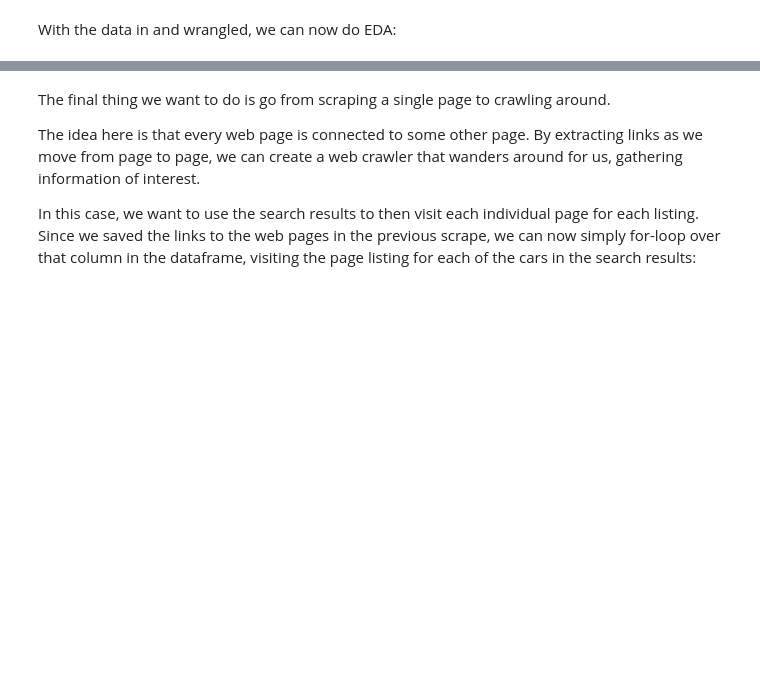
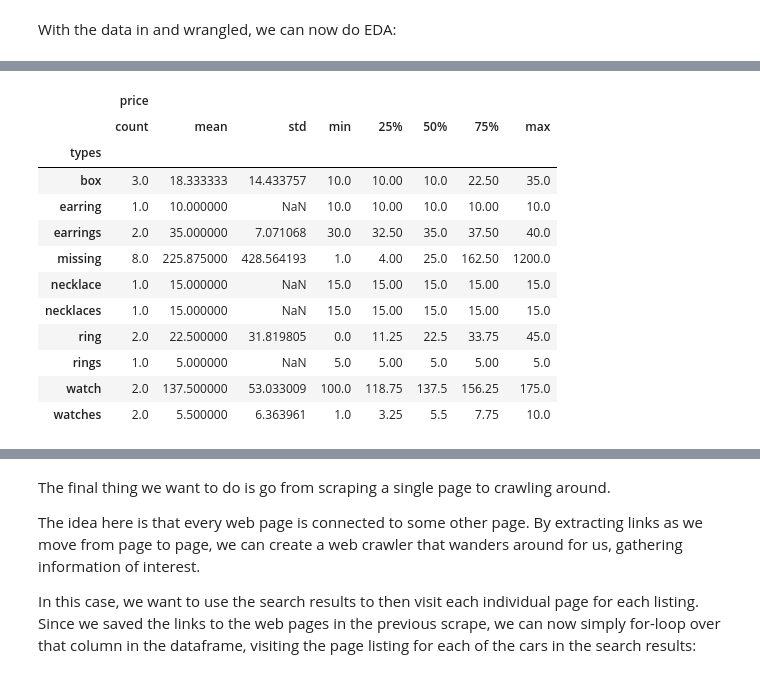
Before and after one commit to pwy7fv/labs, a Jupyter notebook: 02_scraping/lab_notebook.ipynb, the cells around one changed output, grey strips where cells are left out. Drawn from its saved outputs; the diff is of its cells as text; code cells hidden in the pictures; blank space fills up the shorter version.

```diff
--- a/02_scraping/lab_notebook.ipynb
+++ b/02_scraping/lab_notebook.ipynb
@@ -134,9 +192,0 @@ sns.move_legend(ax, "upper left", bbox_to_anchor=(1, 1))
-# %%
-df['log_price'] = np.log(df['price'])
-df['log_age'] = np.log(df['age'])
-
-ax = sns.scatterplot(data=df, x='log_age', y='log_price',hue='brand')
-sns.move_legend(ax, "upper left", bbox_to_anchor=(1, 1))
-
-print(df.loc[:,['log_price','log_age']].cov())
-print(df.loc[:,['log_price','log_age']].corr())
@@ -146,0 +193,16 @@ sns.jointplot(data=df, x='log_age', y='log_price',kind='hex')
+# %%
+df.loc[:,['price','types']].groupby('types').describe()
+# %% [output]
+|  | price |  |  |  |  |  |  |  |
+|  | count | mean | std | min | 25% | 50% | 75% | max |
+| types |  |  |  |  |  |  |  |  |
+| box | 3.0 | 18.333333 | 14.433757 | 10.0 | 10.00 | 10.0 | 22.50 | 35.0 |
+| earring | 1.0 | 10.000000 | NaN | 10.0 | 10.00 | 10.0 | 10.00 | 10.0 |
+| earrings | 2.0 | 35.000000 | 7.071068 | 30.0 | 32.50 | 35.0 | 37.50 | 40.0 |
+| missing | 8.0 | 225.875000 | 428.564193 | 1.0 | 4.00 | 25.0 | 162.50 | 1200.0 |
+| necklace | 1.0 | 15.000000 | NaN | 15.0 | 15.00 | 15.0 | 15.00 | 15.0 |
+| necklaces | 1.0 | 15.000000 | NaN | 15.0 | 15.00 | 15.0 | 15.00 | 15.0 |
+| ring | 2.0 | 22.500000 | 31.819805 | 0.0 | 11.25 | 22.5 | 33.75 | 45.0 |
+| rings | 1.0 | 5.000000 | NaN | 5.0 | 5.00 | 5.0 | 5.00 | 5.0 |
+| watch | 2.0 | 137.500000 | 53.033009 | 100.0 | 118.75 | 137.5 | 156.25 | 175.0 |
+| watches | 2.0 | 5.500000 | 6.363961 | 1.0 | 3.25 | 5.5 | 7.75 | 10.0 |
```
Also changed, not shown: parts of 22 cells of this notebook.
